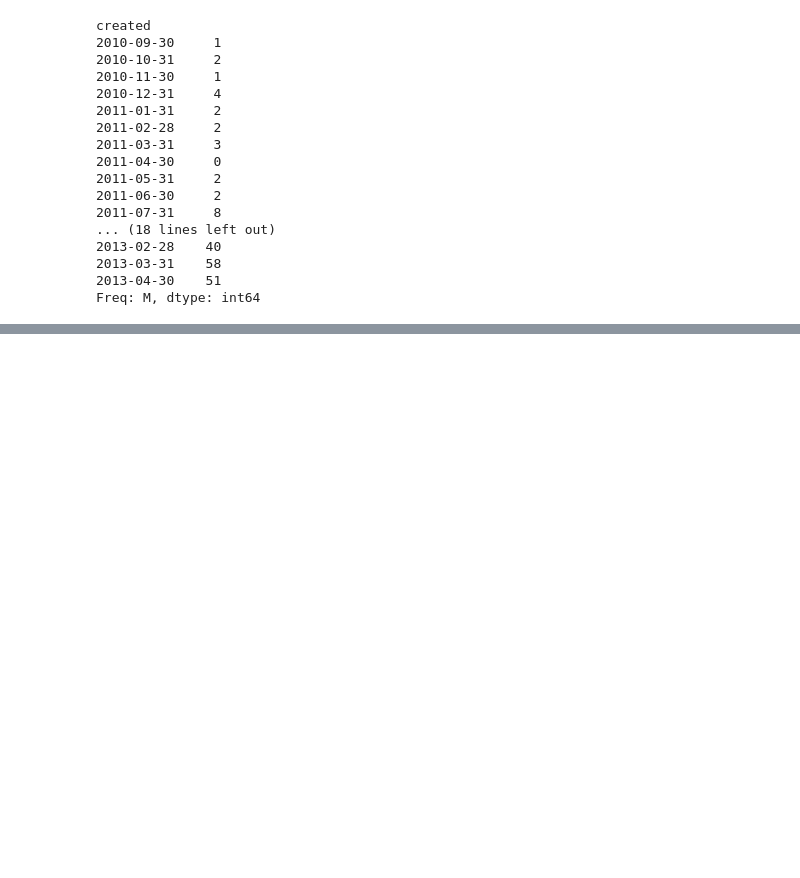
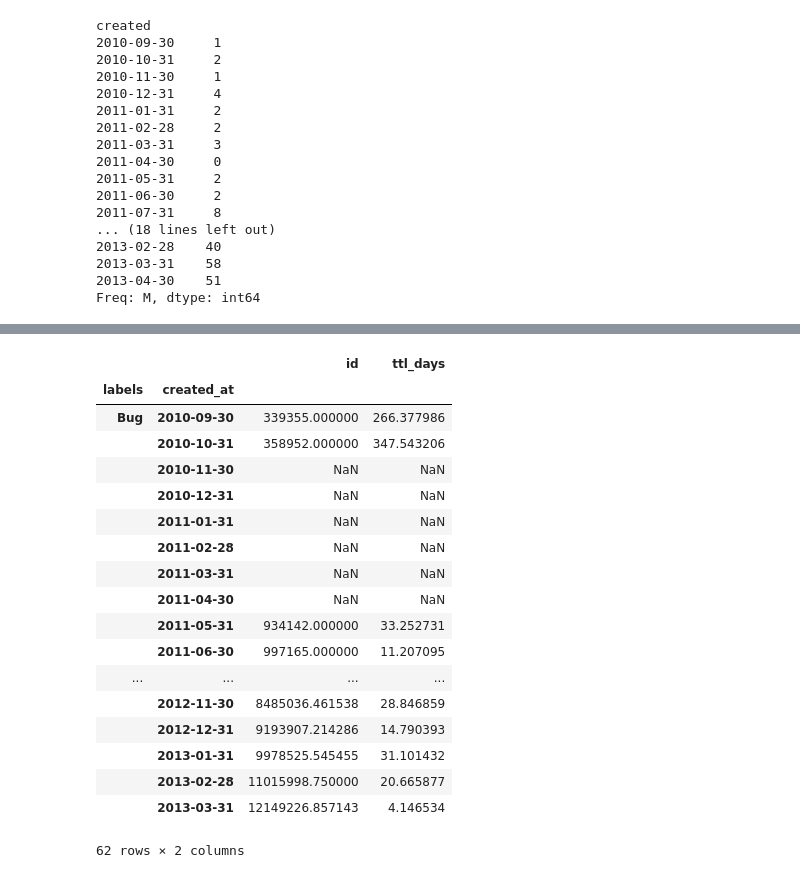
Before and after one commit to kbl4ew/Python_For_Data_Science, a Jupyter notebook: Fu-Chi/Homework7/hw7_Pandas.ipynb, the cells around one changed output, grey strips where cells are left out. Drawn from its saved outputs; the diff is of its cells as text; code cells hidden in the pictures; blank space fills up the shorter version.

```diff
--- a/Fu-Chi/Homework7/hw7_Pandas.ipynb
+++ b/Fu-Chi/Homework7/hw7_Pandas.ipynb
@@ -579,0 +601,10 @@ Freq: M, dtype: int64
+# %%
+ts9 = pd.DataFrame()
+for i in data_cl.index:
+    check = data_cl['labels'][i]
+    if len(check)==0:
+        tmp = pd.DataFrame([None])
+    else:
+        tmp = pd.DataFrame.from_dict(check[0], orient='index')
+    tmp.loc[:,'id'] = data_cl.loc[i,'id']
+    ts9 = ts9.append(pd.DataFrame(tmp))
@@ -579,0 +625,3 @@ Freq: M, dtype: int64
+# %%
+ts9.columns = ['labels','id']
+ts9.columns
@@ -579,0 +641,3 @@ Freq: M, dtype: int64
+# %%
+ts10 = pd.merge(ts9, data_cl[["id","ttl_days",'created_at']], on='id', how='left')
+ts10.head(10)
@@ -579,0 +664,2 @@ Freq: M, dtype: int64
+# %%
+ts10.set_index("created_at",inplace=True)
@@ -579,0 +674,24 @@ Freq: M, dtype: int64
+# %%
+ts11 = ts10.groupby("labels").resample('M', how='mean')
+ts11_sub = ts11.loc[['Bug','Enhancement']]
+ts11_sub
+# %% [output]
+|  |  | id | ttl_days |
+| labels | created_at |  |  |
+| Bug | 2010-09-30 | 339355.000000 | 266.377986 |
+|  | 2010-10-31 | 358952.000000 | 347.543206 |
+|  | 2010-11-30 | NaN | NaN |
+|  | 2010-12-31 | NaN | NaN |
+|  | 2011-01-31 | NaN | NaN |
+|  | 2011-02-28 | NaN | NaN |
+|  | 2011-03-31 | NaN | NaN |
+|  | 2011-04-30 | NaN | NaN |
+|  | 2011-05-31 | 934142.000000 | 33.252731 |
+|  | 2011-06-30 | 997165.000000 | 11.207095 |
+| ... | ... | ... | ... |
+|  | 2012-11-30 | 8485036.461538 | 28.846859 |
+|  | 2012-12-31 | 9193907.214286 | 14.790393 |
+|  | 2013-01-31 | 9978525.545455 | 31.101432 |
+|  | 2013-02-28 | 11015998.750000 | 20.665877 |
+|  | 2013-03-31 | 12149226.857143 | 4.146534 |
+62 rows × 2 columns
```
Also changed, not shown: parts of 23 cells of this notebook.
